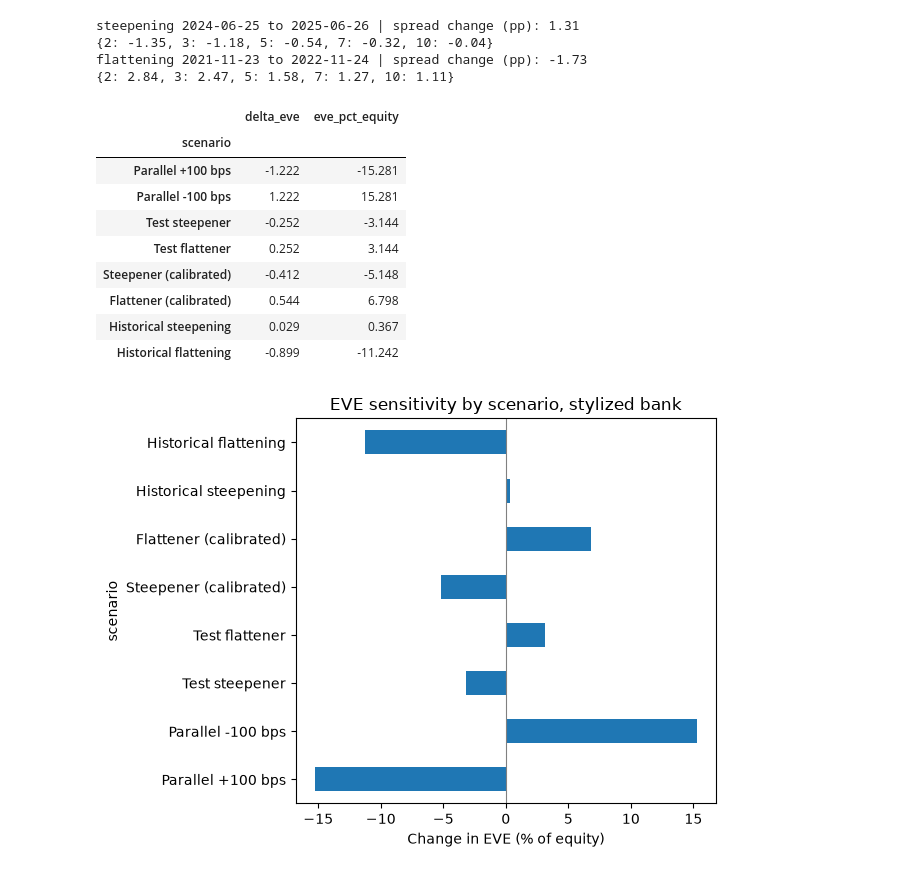
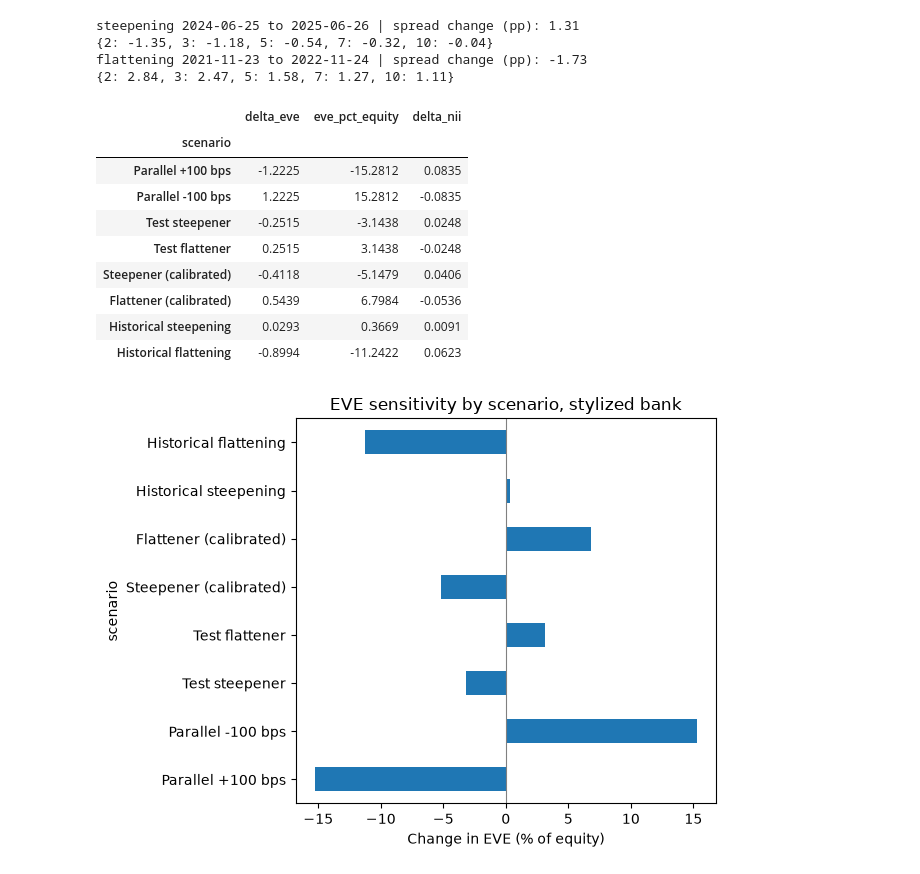
Before and after one commit to ritzsaha/bank-rate-risk-model, a Jupyter notebook: notebooks/03_scenarios.ipynb, the cells around one changed output. Cells and saved outputs as stored; diff of their text form; code cells hidden in the pictures.

Commit message:
Add scenario analysis, key-rate NII and tests

```diff
--- a/notebooks/03_scenarios.ipynb
+++ b/notebooks/03_scenarios.ipynb
@@ -80,34 +81,35 @@ flattening 2021-11-23 to 2022-11-24 | spread change (pp): -1.73
 # %%
 shocks = {
     "Parallel +100 bps": pd.Series(1.0, index=KEYS),
     "Parallel -100 bps": pd.Series(-1.0, index=KEYS),
     "Test steepener": tilt(KEYS, pivot=5, slope=0.1),
     "Test flattener": tilt(KEYS, pivot=5, slope=-0.1),
     "Steepener (calibrated)": tilt(KEYS, pivot=5, slope=chg[end_steep] / 8),       # tilt with slope chg[end_steep] / 8
     "Flattener (calibrated)": tilt(KEYS, pivot=5, slope=chg[end_flat] / 8),       # tilt with slope chg[end_flat] / 8
     "Historical steepening": historical_shock(yields, window_start(end_steep), end_steep),
     "Historical flattening": historical_shock(yields, window_start(end_flat), end_flat),        # same, using end_flat
 }
 
 eq = equity(bs)
 rows = []
 for name, s in shocks.items():
     d = delta_eve_curve(bs, s)
-    rows.append({"scenario": name, "delta_eve": d, "eve_pct_equity": d / eq * 100})
+    rows.append({"scenario": name, "delta_eve": d, "eve_pct_equity": d / eq * 100,
+                 "delta_nii": delta_nii_curve(bs, s)})
 
 table = pd.DataFrame(rows).set_index("scenario")
-table.round(3)
+table.round(4)
 # %% [output]
-|  | delta_eve | eve_pct_equity |
-| scenario |  |  |
-| Parallel +100 bps | -1.222 | -15.281 |
-| Parallel -100 bps | 1.222 | 15.281 |
-| Test steepener | -0.252 | -3.144 |
-| Test flattener | 0.252 | 3.144 |
-| Steepener (calibrated) | -0.412 | -5.148 |
-| Flattener (calibrated) | 0.544 | 6.798 |
-| Historical steepening | 0.029 | 0.367 |
-| Historical flattening | -0.899 | -11.242 |
+|  | delta_eve | eve_pct_equity | delta_nii |
+| scenario |  |  |  |
+| Parallel +100 bps | -1.2225 | -15.2812 | 0.0835 |
+| Parallel -100 bps | 1.2225 | 15.2812 | -0.0835 |
+| Test steepener | -0.2515 | -3.1438 | 0.0248 |
+| Test flattener | 0.2515 | 3.1438 | -0.0248 |
+| Steepener (calibrated) | -0.4118 | -5.1479 | 0.0406 |
+| Flattener (calibrated) | 0.5439 | 6.7984 | -0.0536 |
+| Historical steepening | 0.0293 | 0.3669 | 0.0091 |
+| Historical flattening | -0.8994 | -11.2422 | 0.0623 |
 # %%
 table["eve_pct_equity"].plot.barh()
 plt.axvline(0, color="grey", linewidth=0.8)
```
Also changed, not shown: parts of 4 cells of this notebook, 4 other files.
